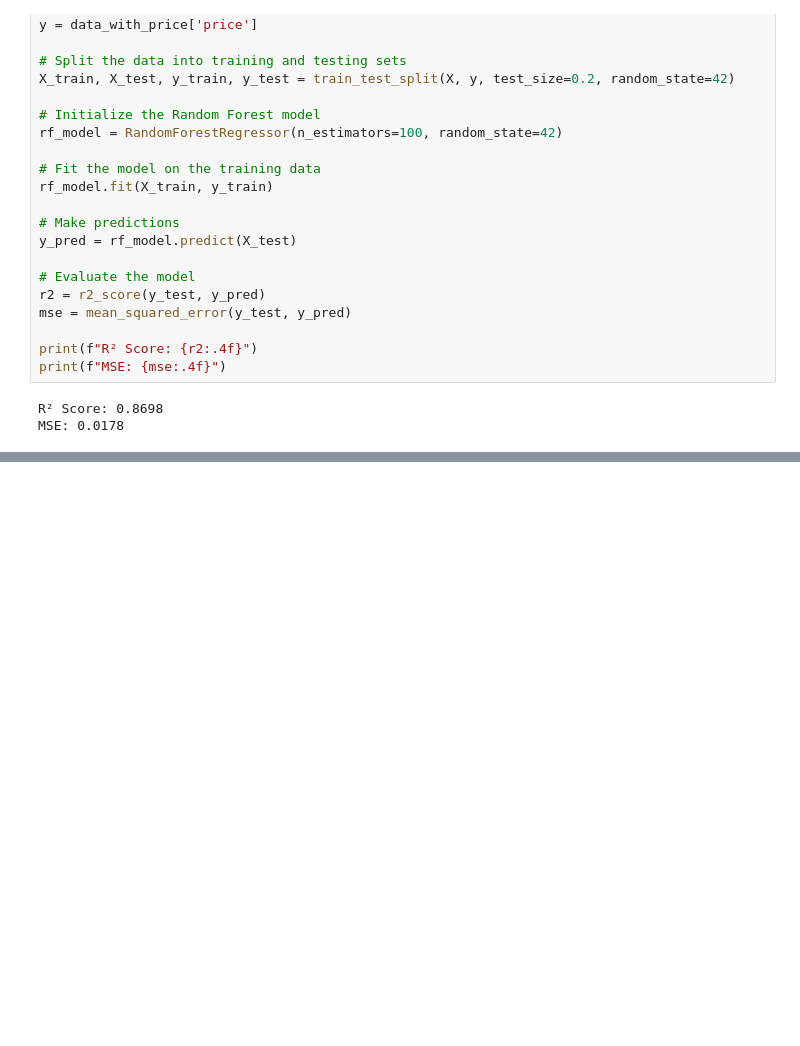
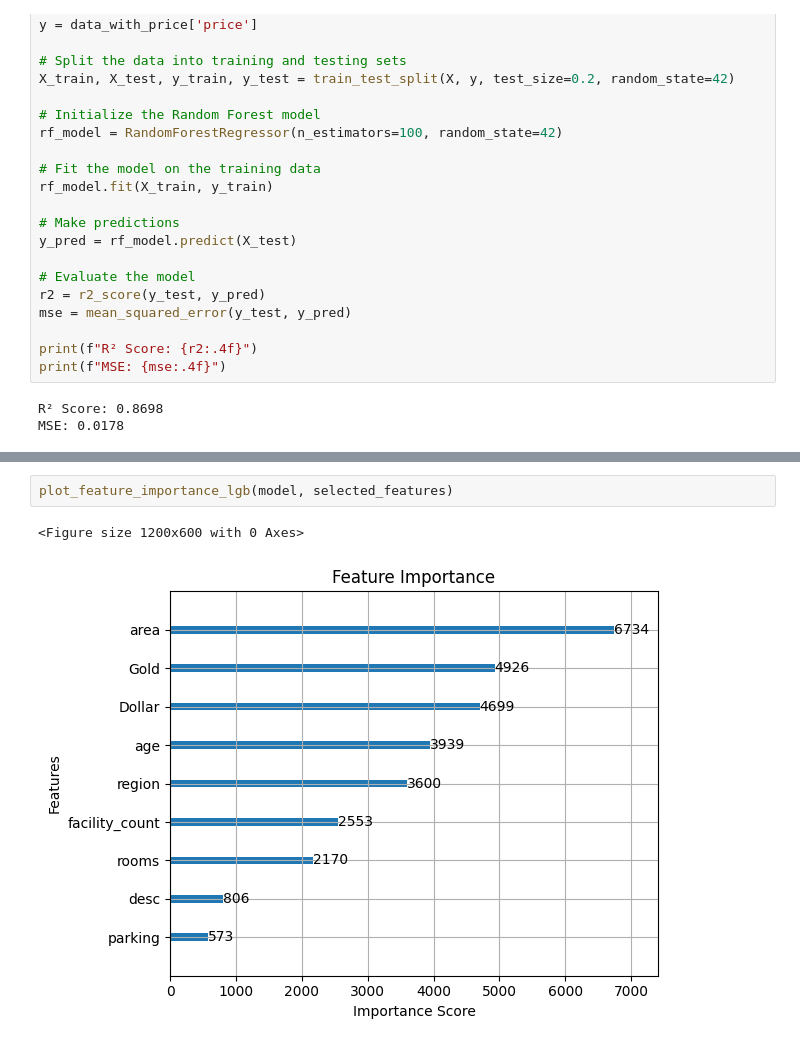
Before and after one commit to mostafamhmdi/bachelor-final-project, a Jupyter notebook: Codes/make-sales-model.ipynb, the cells around one changed output, grey strips where cells are left out. Drawn from its saved outputs; the diff is of its cells as text; blank space fills up the shorter version.

```diff
--- a/Codes/make-sales-model.ipynb
+++ b/Codes/make-sales-model.ipynb
@@ -703,0 +821,5 @@ df.to_csv('fill_price.csv',index=False,encoding='utf-8-sig')
+# %%
+plot_feature_importance_lgb(model, selected_features)
+# %% [output]
+<Figure size 1200x600 with 0 Axes>
+[figure, added]
```
Also changed, not shown: parts of 18 cells of this notebook.
